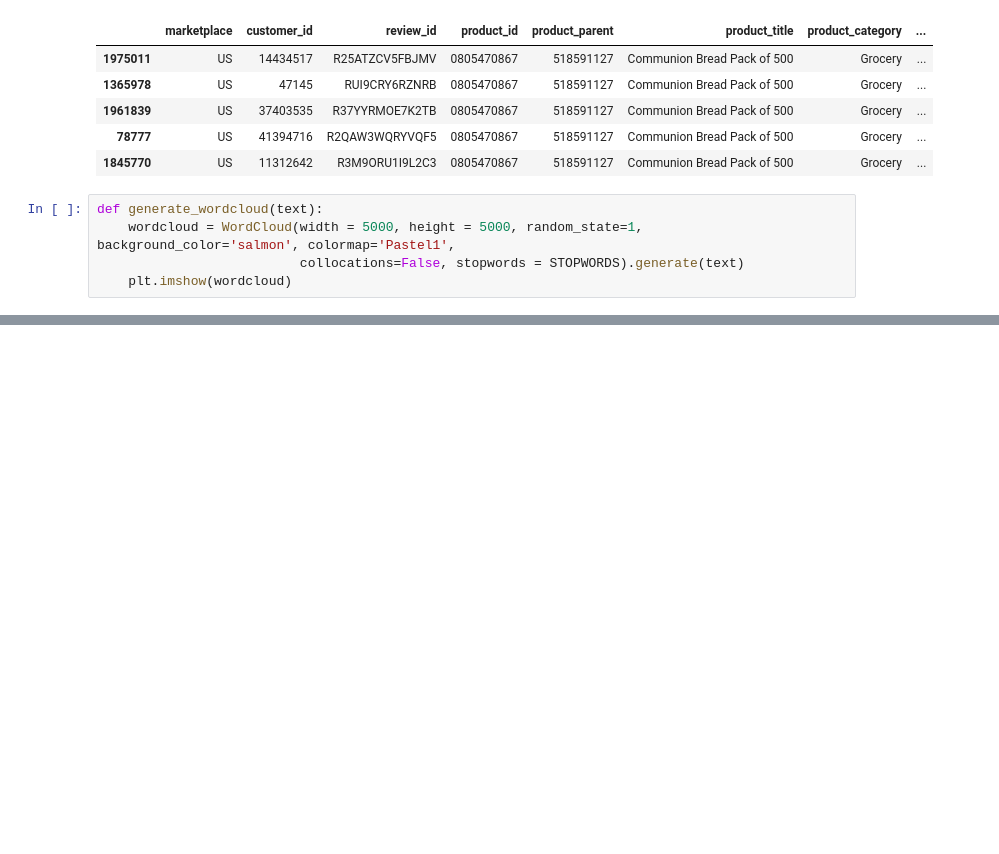
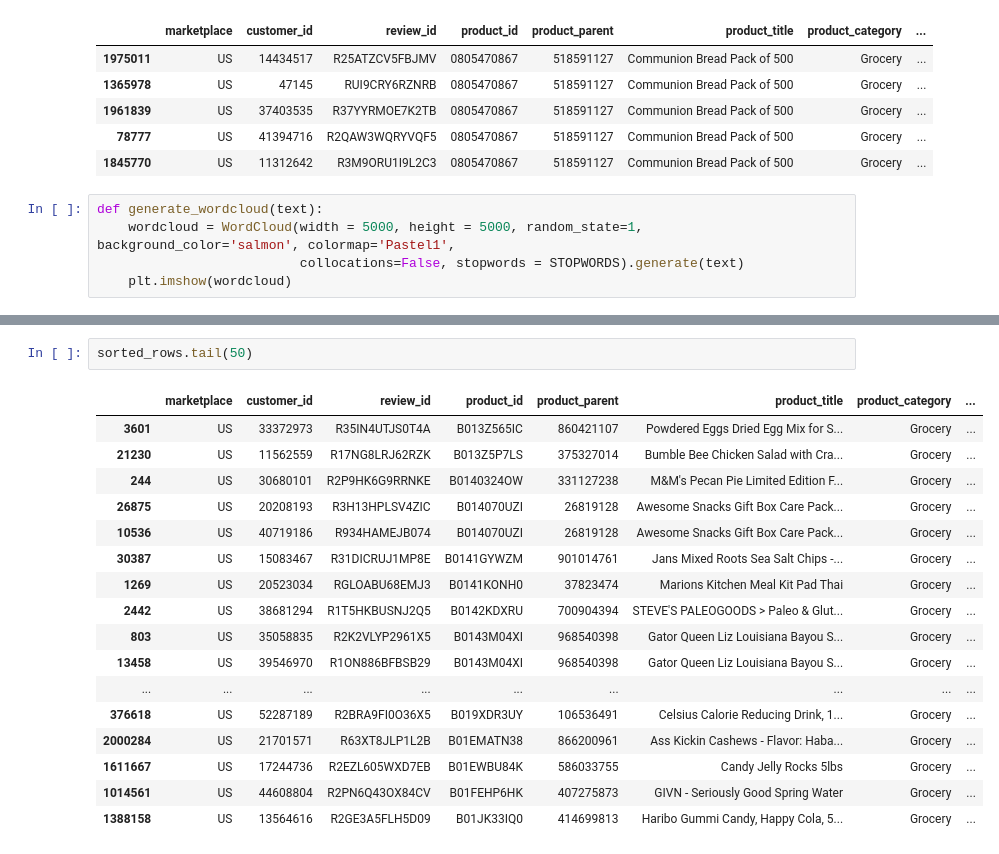
Before and after one commit to Yepadee/ads-cwk, a Jupyter notebook: Preliminary.ipynb, the cells around one changed output, grey strips where cells are left out. Drawn from its saved outputs; the diff is of its cells as text; blank space fills up the shorter version.

```diff
--- a/Preliminary.ipynb
+++ b/Preliminary.ipynb
@@ -101,0 +164,20 @@ generate_wordcloud(" ".join(sorted_negative_rows["review_body"]))
+# %%
+sorted_rows.tail(50)
+# %% [output]
+|  | marketplace | customer_id | review_id | product_id | product_parent | product_title | product_category | ... |
+| 3601 | US | 33372973 | R35IN4UTJS0T4A | B013Z565IC | 860421107 | Powdered Eggs Dried Egg Mix for S... | Grocery | ... |
+| 21230 | US | 11562559 | R17NG8LRJ62RZK | B013Z5P7LS | 375327014 | Bumble Bee Chicken Salad with Cra... | Grocery | ... |
+| 244 | US | 30680101 | R2P9HK6G9RRNKE | B0140324OW | 331127238 | M&M's Pecan Pie Limited Edition F... | Grocery | ... |
+| 26875 | US | 20208193 | R3H13HPLSV4ZIC | B014070UZI | 26819128 | Awesome Snacks Gift Box Care Pack... | Grocery | ... |
+| 10536 | US | 40719186 | R934HAMEJB074 | B014070UZI | 26819128 | Awesome Snacks Gift Box Care Pack... | Grocery | ... |
+| 30387 | US | 15083467 | R31DICRUJ1MP8E | B0141GYWZM | 901014761 | Jans Mixed Roots Sea Salt Chips -... | Grocery | ... |
+| 1269 | US | 20523034 | RGLOABU68EMJ3 | B0141KONH0 | 37823474 | Marions Kitchen Meal Kit Pad Thai | Grocery | ... |
+| 2442 | US | 38681294 | R1T5HKBUSNJ2Q5 | B0142KDXRU | 700904394 | STEVE'S PALEOGOODS > Paleo & Glut... | Grocery | ... |
+| 803 | US | 35058835 | R2K2VLYP2961X5 | B0143M04XI | 968540398 | Gator Queen Liz Louisiana Bayou S... | Grocery | ... |
+| 13458 | US | 39546970 | R1ON886BFBSB29 | B0143M04XI | 968540398 | Gator Queen Liz Louisiana Bayou S... | Grocery | ... |
+| ... | ... | ... | ... | ... | ... | ... | ... | ... |
+| 376618 | US | 52287189 | R2BRA9FI0O36X5 | B019XDR3UY | 106536491 | Celsius Calorie Reducing Drink, 1... | Grocery | ... |
+| 2000284 | US | 21701571 | R63XT8JLP1L2B | B01EMATN38 | 866200961 | Ass Kickin Cashews - Flavor: Haba... | Grocery | ... |
+| 1611667 | US | 17244736 | R2EZL605WXD7EB | B01EWBU84K | 586033755 | Candy Jelly Rocks 5lbs | Grocery | ... |
+| 1014561 | US | 44608804 | R2PN6Q43OX84CV | B01FEHP6HK | 407275873 | GIVN - Seriously Good Spring Water | Grocery | ... |
+| 1388158 | US | 13564616 | R2GE3A5FLH5D09 | B01JK33IQ0 | 414699813 | Haribo Gummi Candy, Happy Cola, 5... | Grocery | ... |
```
Also changed, not shown: parts of 3 cells of this notebook.
